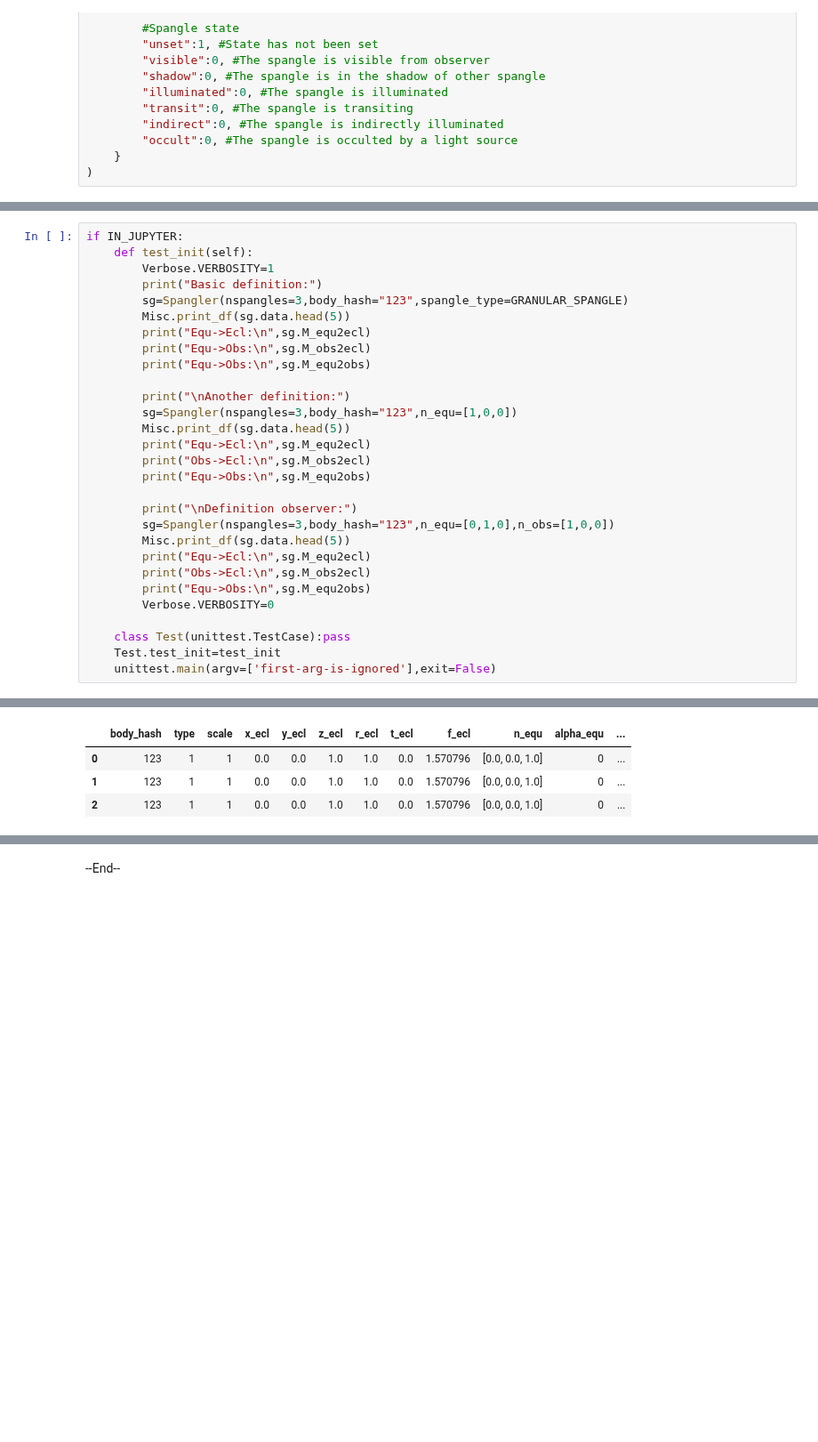
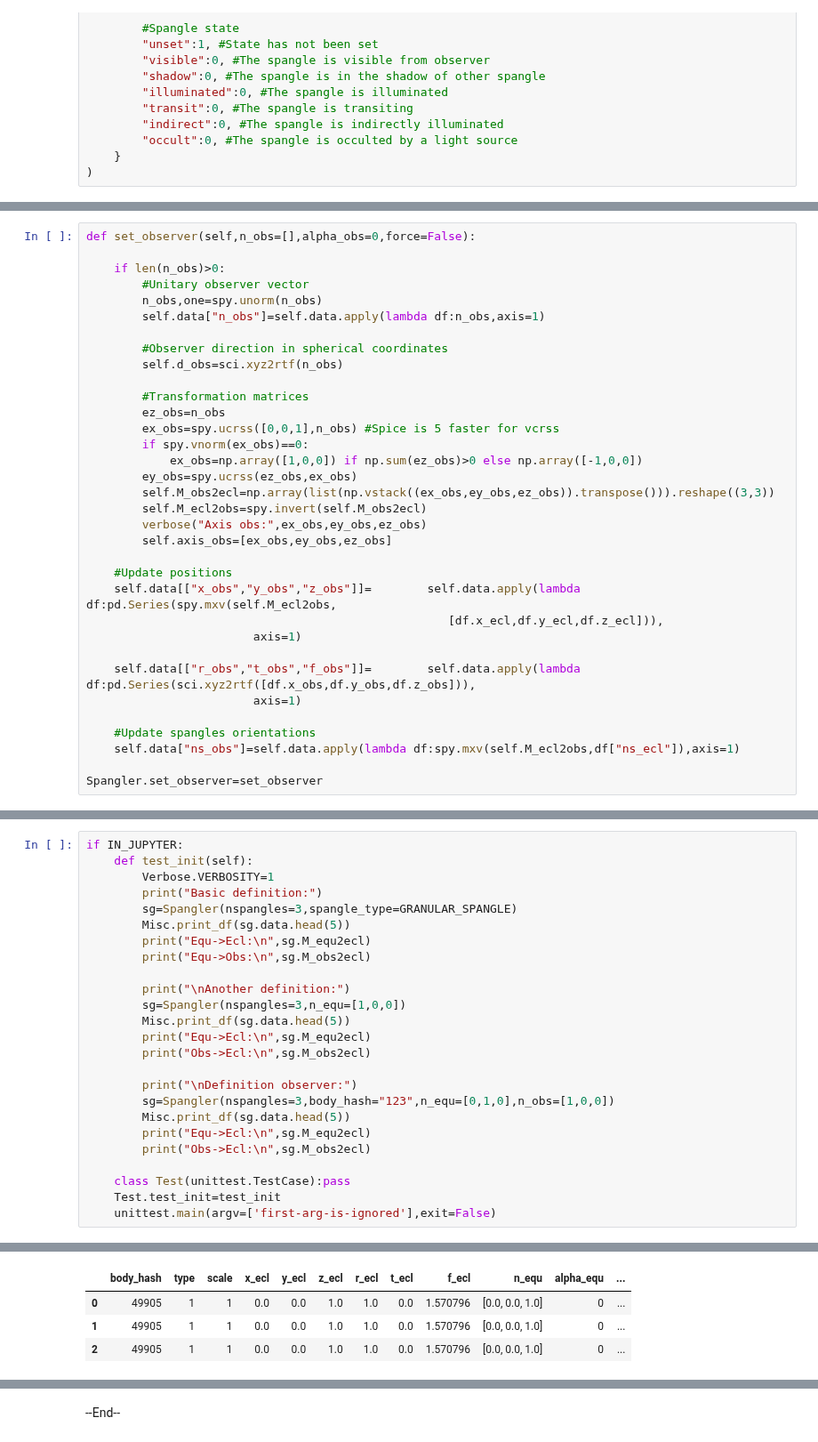
Before and after one commit to seap-udea/pryngles, a Jupyter notebook: dev/pryngles-spangler.ipynb, the cells around one changed output, grey strips where cells are left out. Shown at 89% size. Saved outputs shown, nothing was run; the diff lists cells and outputs as text; blank space fills up the shorter version.

```diff
--- a/dev/pryngles-spangler.ipynb
+++ b/dev/pryngles-spangler.ipynb
@@ -273,0 +169,34 @@ Spangler.update_positions=update_positions
+# %%
+def set_observer(self,n_obs=[],alpha_obs=0,force=False):
+
+    if len(n_obs)>0:
+        #Unitary observer vector
+        n_obs,one=spy.unorm(n_obs)
+        self.data["n_obs"]=self.data.apply(lambda df:n_obs,axis=1)
+
+        #Observer direction in spherical coordinates
+        self.d_obs=sci.xyz2rtf(n_obs)
+
+        #Transformation matrices
+        ez_obs=n_obs
+        ex_obs=spy.ucrss([0,0,1],n_obs) #Spice is 5 faster for vcrss
+        if spy.vnorm(ex_obs)==0:
+            ex_obs=np.array([1,0,0]) if np.sum(ez_obs)>0 else np.array([-1,0,0])
+        ey_obs=spy.ucrss(ez_obs,ex_obs)
+        self.M_obs2ecl=np.array(list(np.vstack((ex_obs,ey_obs,ez_obs)).transpose())).reshape((3,3))
+        self.M_ecl2obs=spy.invert(self.M_obs2ecl)
+        verbose("Axis obs:",ex_obs,ey_obs,ez_obs)
+        self.axis_obs=[ex_obs,ey_obs,ez_obs]
+
+    #Update positions
+    self.data[["x_obs","y_obs","z_obs"]]=        self.data.apply(lambda df:pd.Series(spy.mxv(self.M_ecl2obs,
+                                                    [df.x_ecl,df.y_ecl,df.z_ecl])),
+                        axis=1)
+
+    self.data[["r_obs","t_obs","f_obs"]]=        self.data.apply(lambda df:pd.Series(sci.xyz2rtf([df.x_obs,df.y_obs,df.z_obs])),
+                        axis=1)
+
+    #Update spangles orientations
+    self.data["ns_obs"]=self.data.apply(lambda df:spy.mxv(self.M_ecl2obs,df["ns_ecl"]),axis=1)
+
+Spangler.set_observer=set_observer
@@ -276,26 +269,22 @@ if IN_JUPYTER:
     def test_init(self):
         Verbose.VERBOSITY=1
         print("Basic definition:")
-        sg=Spangler(nspangles=3,body_hash="123",spangle_type=GRANULAR_SPANGLE)
+        sg=Spangler(nspangles=3,spangle_type=GRANULAR_SPANGLE)
         Misc.print_df(sg.data.head(5))
         print("Equ->Ecl:\n",sg.M_equ2ecl)
         print("Equ->Obs:\n",sg.M_obs2ecl)
-        print("Equ->Obs:\n",sg.M_equ2obs)
 
         print("\nAnother definition:")
-        sg=Spangler(nspangles=3,body_hash="123",n_equ=[1,0,0])
+        sg=Spangler(nspangles=3,n_equ=[1,0,0])
         Misc.print_df(sg.data.head(5))
         print("Equ->Ecl:\n",sg.M_equ2ecl)
         print("Obs->Ecl:\n",sg.M_obs2ecl)
-        print("Equ->Obs:\n",sg.M_equ2obs)
 
         print("\nDefinition observer:")
         sg=Spangler(nspangles=3,body_hash="123",n_equ=[0,1,0],n_obs=[1,0,0])
         Misc.print_df(sg.data.head(5))
         print("Equ->Ecl:\n",sg.M_equ2ecl)
         print("Obs->Ecl:\n",sg.M_obs2ecl)
-        print("Equ->Obs:\n",sg.M_equ2obs)
-        Verbose.VERBOSITY=0
 
     class Test(unittest.TestCase):pass
     Test.test_init=test_init
@@ -308,6 +295,6 @@ Generating transform obs
 Axis obs: [1 0 0] [0. 1. 0.] [0. 0. 1.]
 |  | body_hash | type | scale | x_ecl | y_ecl | z_ecl | r_ecl | t_ecl | f_ecl | n_equ | alpha_equ | ... |
-| 0 | 123 | 1 | 1 | 0.0 | 0.0 | 1.0 | 1.0 | 0.0 | 1.570796 | [0.0, 0.0, 1.0] | 0 | ... |
-| 1 | 123 | 1 | 1 | 0.0 | 0.0 | 1.0 | 1.0 | 0.0 | 1.570796 | [0.0, 0.0, 1.0] | 0 | ... |
-| 2 | 123 | 1 | 1 | 0.0 | 0.0 | 1.0 | 1.0 | 0.0 | 1.570796 | [0.0, 0.0, 1.0] | 0 | ... |
+| 0 | 49905 | 1 | 1 | 0.0 | 0.0 | 1.0 | 1.0 | 0.0 | 1.570796 | [0.0, 0.0, 1.0] | 0 | ... |
+| 1 | 49905 | 1 | 1 | 0.0 | 0.0 | 1.0 | 1.0 | 0.0 | 1.570796 | [0.0, 0.0, 1.0] | 0 | ... |
+| 2 | 49905 | 1 | 1 | 0.0 | 0.0 | 1.0 | 1.0 | 0.0 | 1.570796 | [0.0, 0.0, 1.0] | 0 | ... |
 Equ->Ecl:
```
Also changed, not shown: parts of 31 cells of this notebook, 11 other files.
